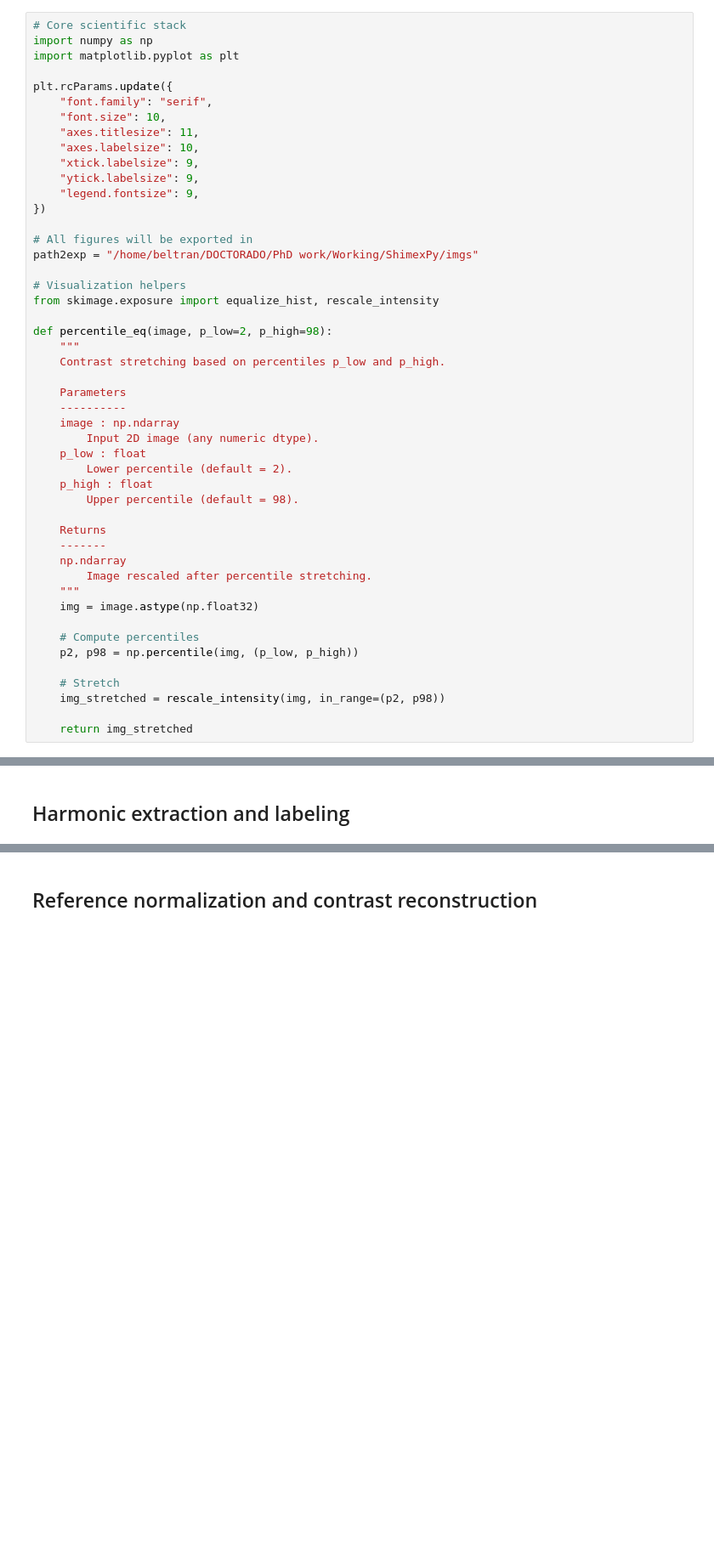
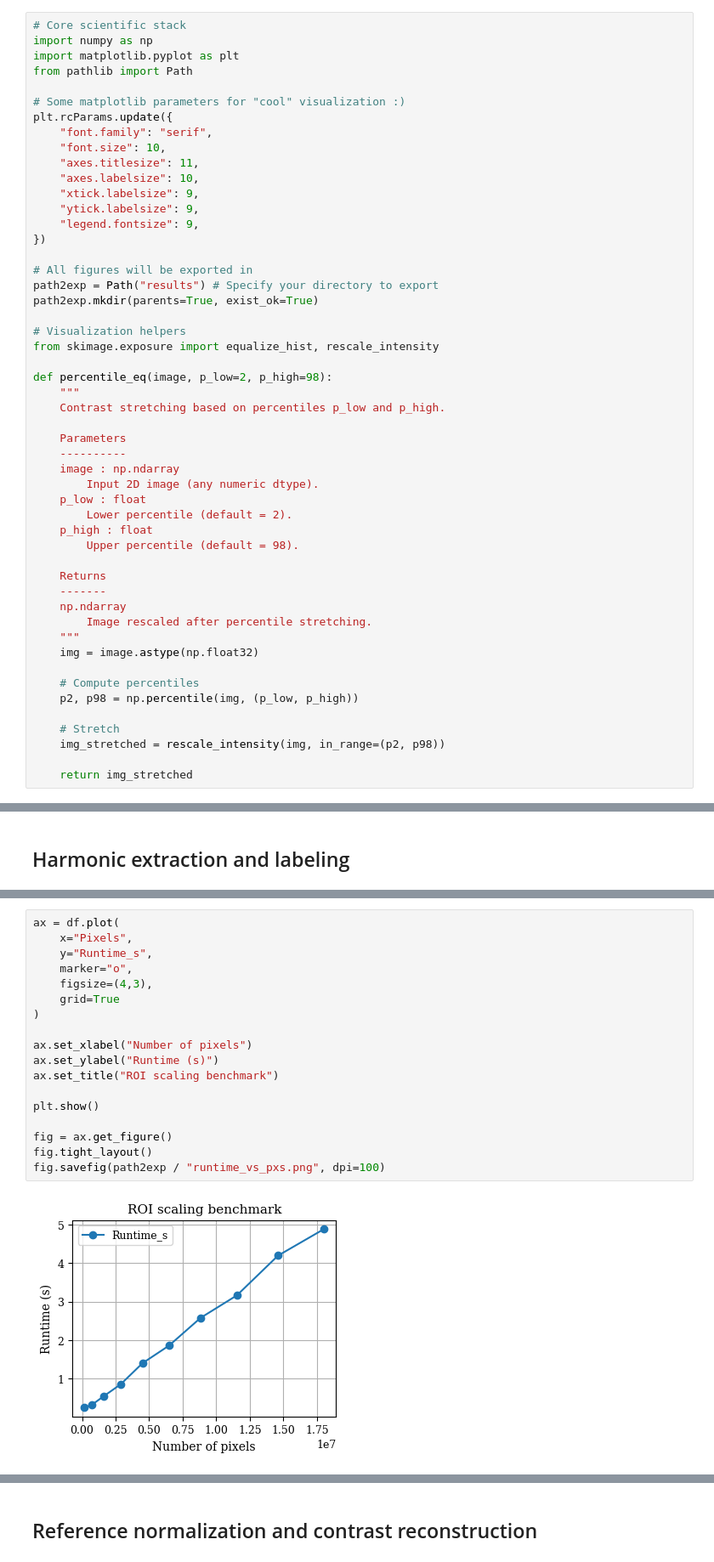
Before and after one commit to JLBeltran-IMAG/shimexpy, a Jupyter notebook: examples/workflow_example.ipynb, the cells around one changed output, grey strips where cells are left out. Shown at 85% size. Cells and saved outputs as stored; diff of their text form; blank space fills up the shorter version.

```diff
--- a/examples/workflow_example.ipynb
+++ b/examples/workflow_example.ipynb
@@ -12,7 +12,9 @@ We’ll load a small example dataset, extract the spatial harmonics, and reconst
 # Core scientific stack
 import numpy as np
 import matplotlib.pyplot as plt
+from pathlib import Path
 
+# Some matplotlib parameters for "cool" visualization :)
 plt.rcParams.update({
     "font.family": "serif",
     "font.size": 10,
@@ -24,7 +26,8 @@ plt.rcParams.update({
 })
 
 # All figures will be exported in
-path2exp = "/home/beltran/DOCTORADO/PhD work/Working/ShimexPy/imgs"
+path2exp = Path("results") # Specify your directory to export
+path2exp.mkdir(parents=True, exist_ok=True)
 
 # Visualization helpers
 from skimage.exposure import equalize_hist, rescale_intensity
@@ -447,0 +458,20 @@ summary
+# %%
+ax = df.plot(
+    x="Pixels",
+    y="Runtime_s",
+    marker="o",
+    figsize=(4,3),
+    grid=True
+)
+
+ax.set_xlabel("Number of pixels")
+ax.set_ylabel("Runtime (s)")
+ax.set_title("ROI scaling benchmark")
+
+plt.show()
+
+fig = ax.get_figure()
+fig.tight_layout()
+fig.savefig(path2exp / "runtime_vs_pxs.png", dpi=100)
+# %% [output]
+[figure, added]
```
Also changed, not shown: parts of 46 cells of this notebook, 10 other files.
